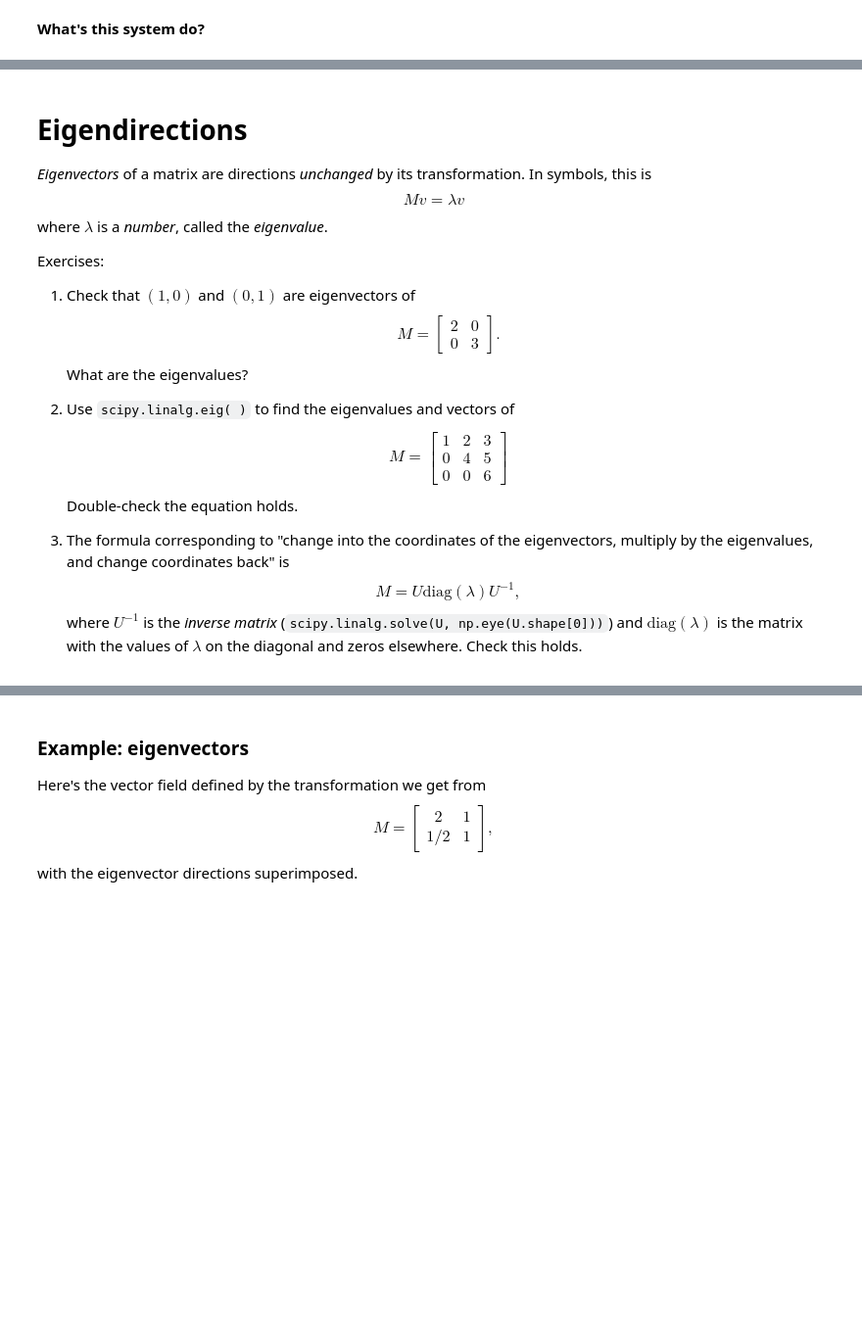
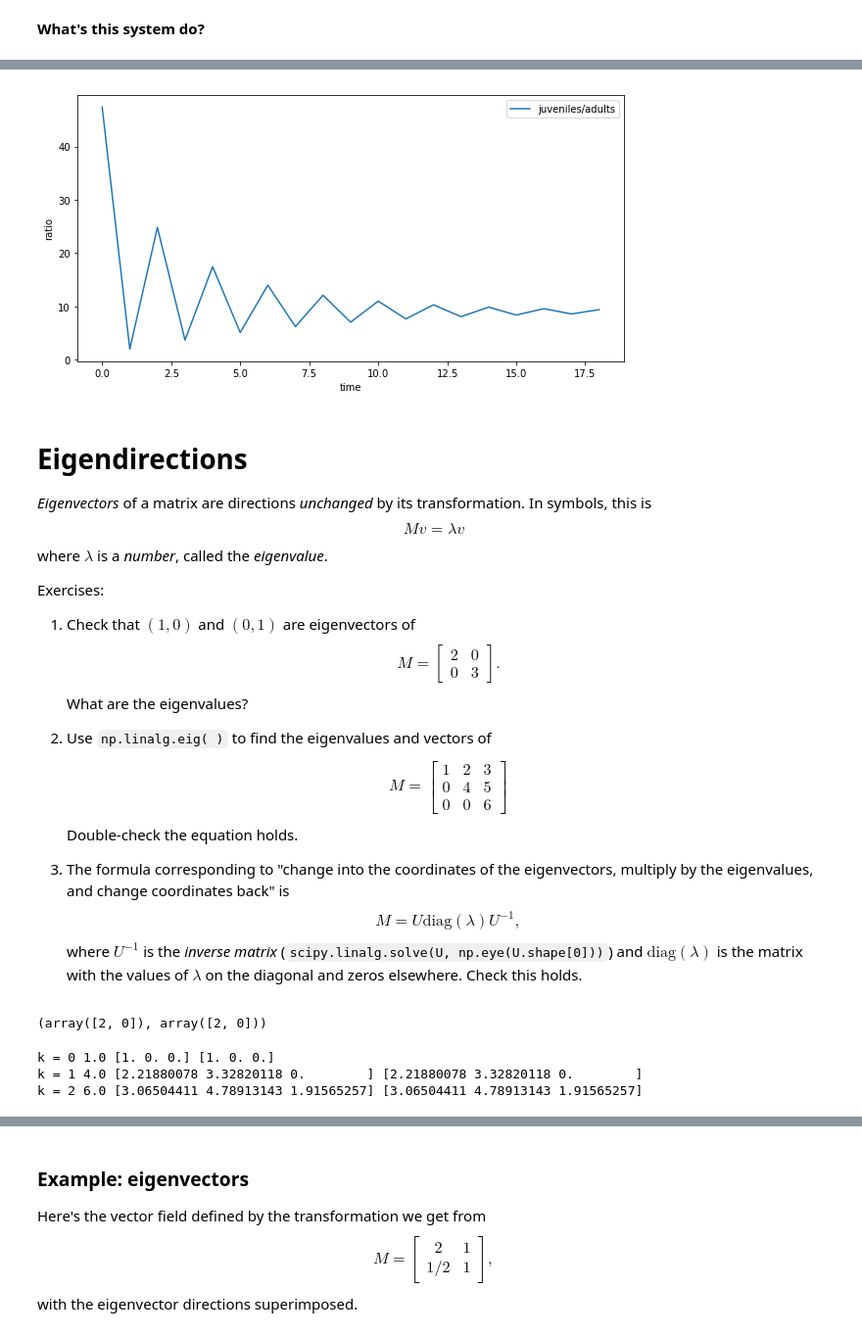
Before and after one commit to petrelharp/popbio, a Jupyter notebook: notebooks/structured_populations.ipynb, the cells around one changed output, grey strips where cells are left out. Shown at 98% size. Saved outputs shown, nothing was run; the diff lists cells and outputs as text; code cells hidden in the pictures; blank space fills up the shorter version.

```diff
--- a/notebooks/structured_populations.ipynb
+++ b/notebooks/structured_populations.ipynb
@@ -141,3 +205,13 @@ ax.legend(['juveniles', 'adults']);
+# %%
+# plot the ratio of juveniles to adults
+
+fig, ax = plt.subplots()
+ax.plot(N[1:,0]/N[1:,1])
+ax.set_xlabel("time")
+ax.set_ylabel("ratio")
+ax.legend(['juveniles/adults']);
+# %% [output]
+[figure, added]
 # %% [markdown]
 # Eigendirections
 
@@ -156,7 +230,7 @@ Exercises:
     $$
     What are the eigenvalues?
 
-2. Use `scipy.linalg.eig( )` to find the eigenvalues and vectors of
+2. Use `np.linalg.eig( )` to find the eigenvalues and vectors of
     $$
       M = \begin{bmatrix} 1 & 2 & 3 \\ 0 & 4 & 5 \\ 0 & 0 & 6 \end{bmatrix}
     $$
@@ -171,6 +245,23 @@ Exercises:
     and $\text{diag}(\lambda)$ is the matrix with the values of $\lambda$ on the diagonal
     and zeros elsewhere.
     Check this holds.
+# %%
+#1
+M = np.array([[2, 0], [0, 3]])
+M @ np.array([1, 0]), 2 * np.array([1, 0]) # eigenvector with e'value 2
+# %% [output]
+(array([2, 0]), array([2, 0]))
+# %%
+# 2
+M = np.array([[1, 2, 3], [0, 4, 5], [0, 0, 6]])
+values, vectors = np.linalg.eig(M)
+# check:
+for k in range(3):
+    print("k = {}".format(k), values[k], vectors[:, k] * values[k], M@vectors[:,k])
+# %% [output]
+k = 0 1.0 [1. 0. 0.] [1. 0. 0.]
+k = 1 4.0 [2.21880078 3.32820118 0.        ] [2.21880078 3.32820118 0.        ]
+k = 2 6.0 [3.06504411 4.78913143 1.91565257] [3.06504411 4.78913143 1.91565257]
 # %%
 lam, U = linalg.eig(M)
 U_inv = linalg.solve(U, np.eye(U.shape[0]))
```
Also changed, not shown: parts of 9 cells of this notebook.
